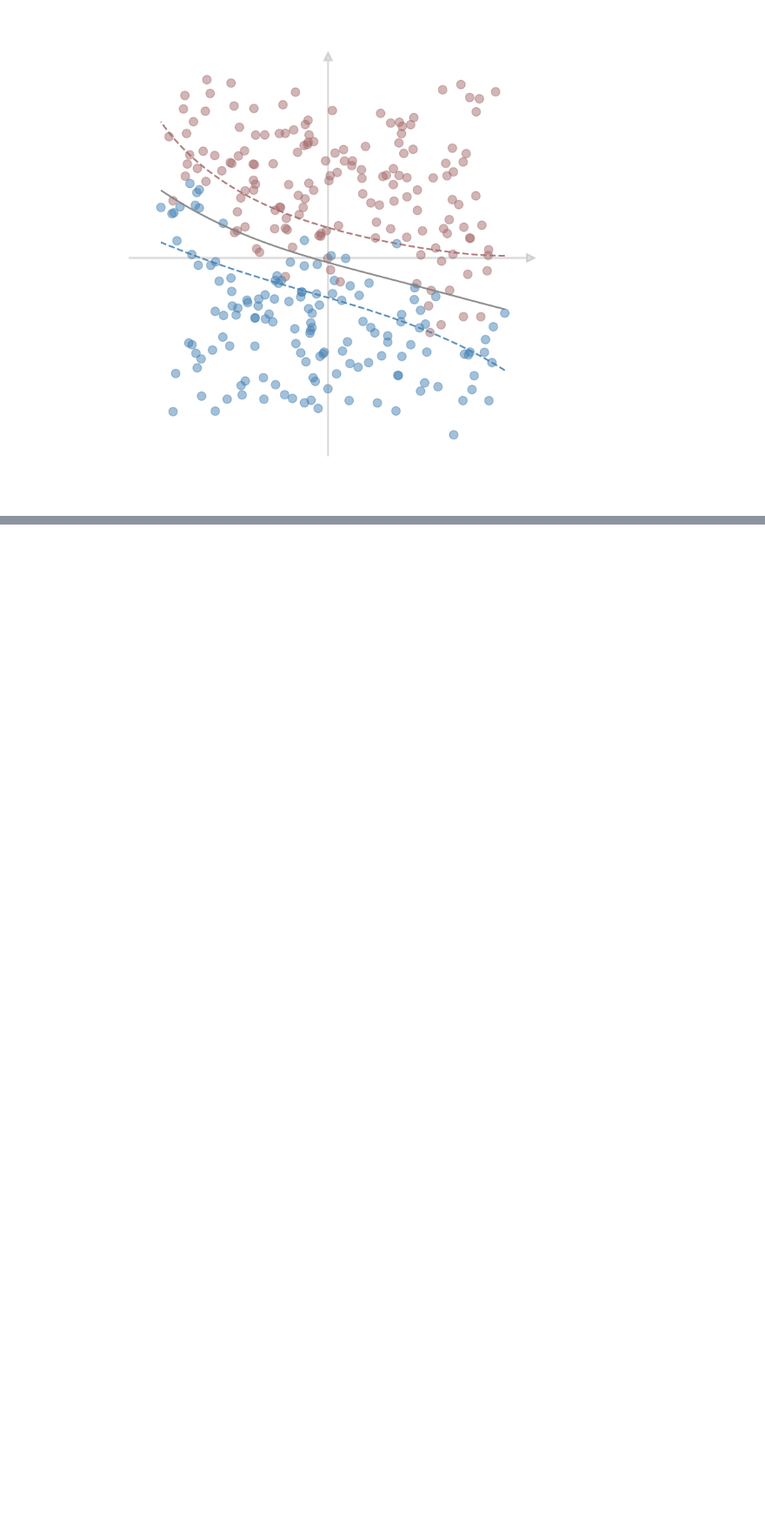
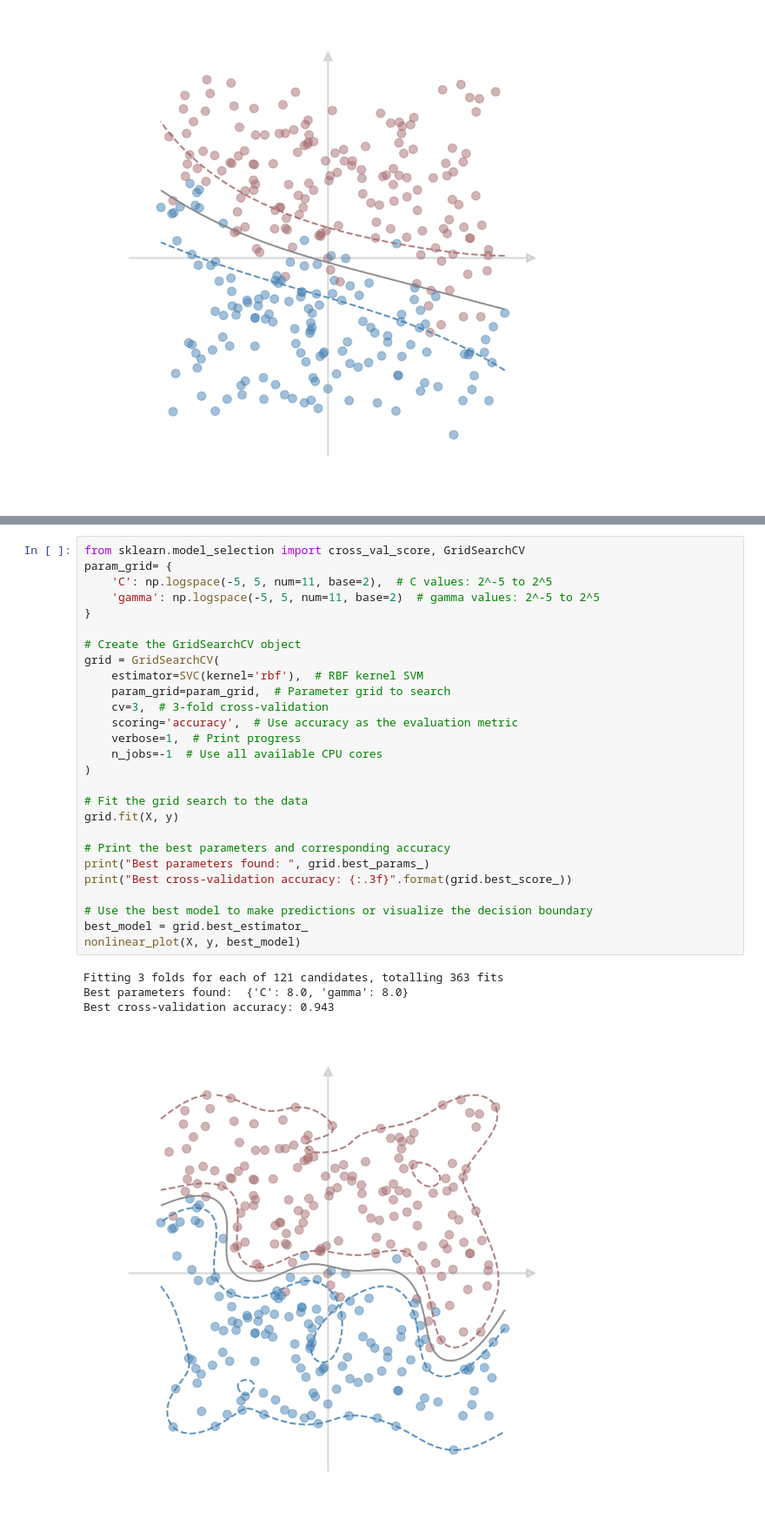
Before and after one commit to rohanxavier33/SVM, a Jupyter notebook: svm.ipynb, the cells around one changed output, grey strips where cells are left out. Shown at 87% size. Drawn from its saved outputs; the diff is of its cells as text; blank space fills up the shorter version.

```diff
--- a/svm.ipynb
+++ b/svm.ipynb
@@ -174,0 +216,32 @@ nonlinear_plot(X, y, nlsvm)
+# %%
+from sklearn.model_selection import cross_val_score, GridSearchCV
+param_grid= {
+    'C': np.logspace(-5, 5, num=11, base=2),  # C values: 2^-5 to 2^5
+    'gamma': np.logspace(-5, 5, num=11, base=2)  # gamma values: 2^-5 to 2^5
+}
+
+# Create the GridSearchCV object
+grid = GridSearchCV(
+    estimator=SVC(kernel='rbf'),  # RBF kernel SVM
+    param_grid=param_grid,  # Parameter grid to search
+    cv=3,  # 3-fold cross-validation
+    scoring='accuracy',  # Use accuracy as the evaluation metric
+    verbose=1,  # Print progress
+    n_jobs=-1  # Use all available CPU cores
+)
+
+# Fit the grid search to the data
+grid.fit(X, y)
+
+# Print the best parameters and corresponding accuracy
+print("Best parameters found: ", grid.best_params_)
+print("Best cross-validation accuracy: {:.3f}".format(grid.best_score_))
+
+# Use the best model to make predictions or visualize the decision boundary
+best_model = grid.best_estimator_
+nonlinear_plot(X, y, best_model)
+# %% [output]
+Fitting 3 folds for each of 121 candidates, totalling 363 fits
+Best parameters found:  {'C': 8.0, 'gamma': 8.0}
+Best cross-validation accuracy: 0.943
+[figure, added]
```
Also changed, not shown: parts of 1 cell of this notebook.
